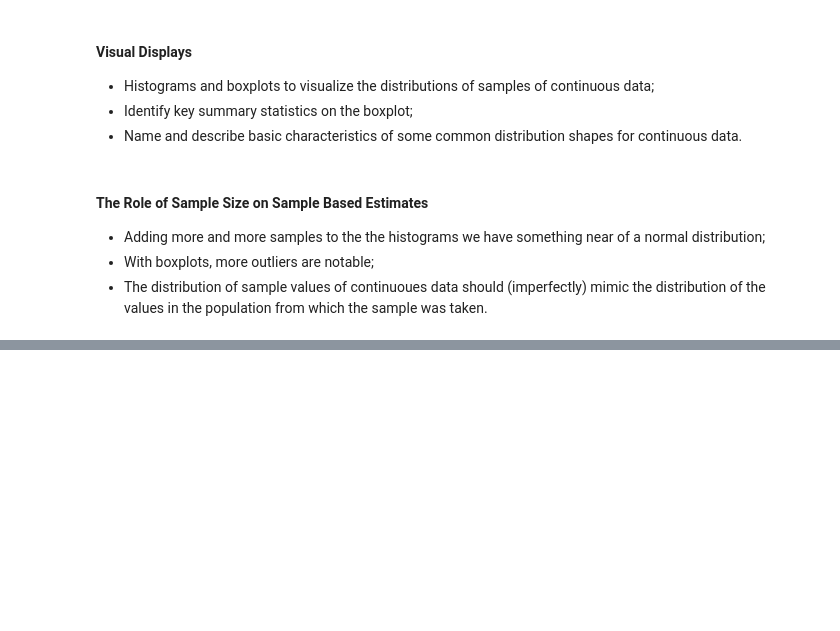
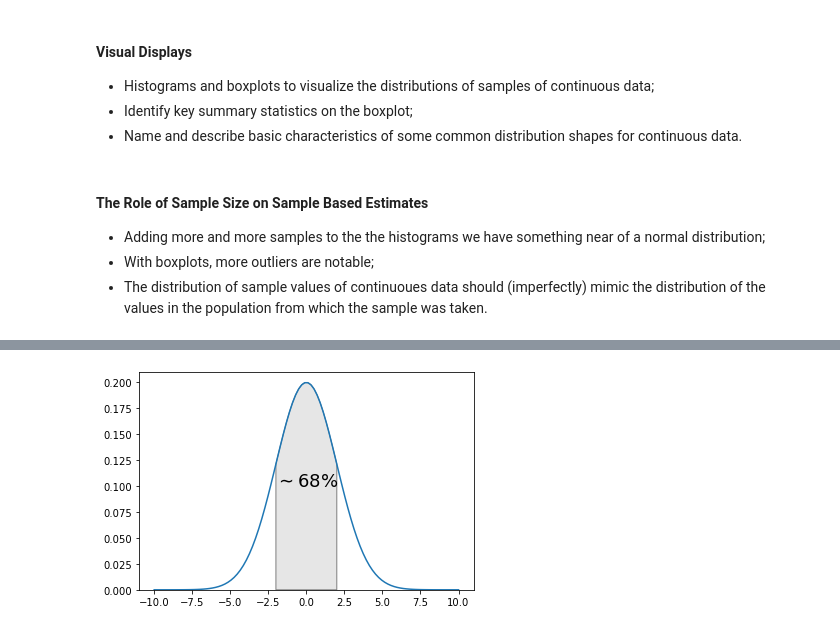
Before and after one commit to brenoslivio/Biostatistical_Studies, a Jupyter notebook: Biostatistics-Coursera-Specialization/1-SummaryStatistics/SummaryStatistics.ipynb, the cells around one changed output, grey strips where cells are left out. Saved outputs shown, nothing was run; the diff lists cells and outputs as text; code cells hidden in the pictures; blank space fills up the shorter version.

```diff
--- a/Biostatistics-Coursera-Specialization/1-SummaryStatistics/SummaryStatistics.ipynb
+++ b/Biostatistics-Coursera-Specialization/1-SummaryStatistics/SummaryStatistics.ipynb
@@ -87,0 +100,30 @@ While the distributions of continuous data can be compared between samples in ma
+# %%
+import matplotlib.pyplot as plt
+import numpy as np
+import scipy.stats as stats
+from matplotlib.patches import Polygon
+import math
+
+mu = 0
+sigma = 2
+
+fig, ax = plt.subplots()
+x = np.linspace(mu - 5*sigma, mu + 5*sigma, 100)
+ax.plot(x, stats.norm.pdf(x, mu, sigma))
+ax.set_ylim(bottom=0)
+
+ax.text(0, 0.1, r"$\sim 68\%$", horizontalalignment='center', fontsize=18)
+
+a = mu - sigma
+b = mu + sigma
+
+ix = np.linspace(a, b)
+iy = stats.norm.pdf(ix, mu, sigma)
+
+verts = [(a, 0), *zip(ix, iy), (b, 0)]
+poly = Polygon(verts, facecolor='0.9', edgecolor='0.5')
+ax.add_patch(poly)
+
+plt.show()
+# %% [output]
+[figure, added]
```
Also changed, not shown: parts of 15 cells of this notebook.
